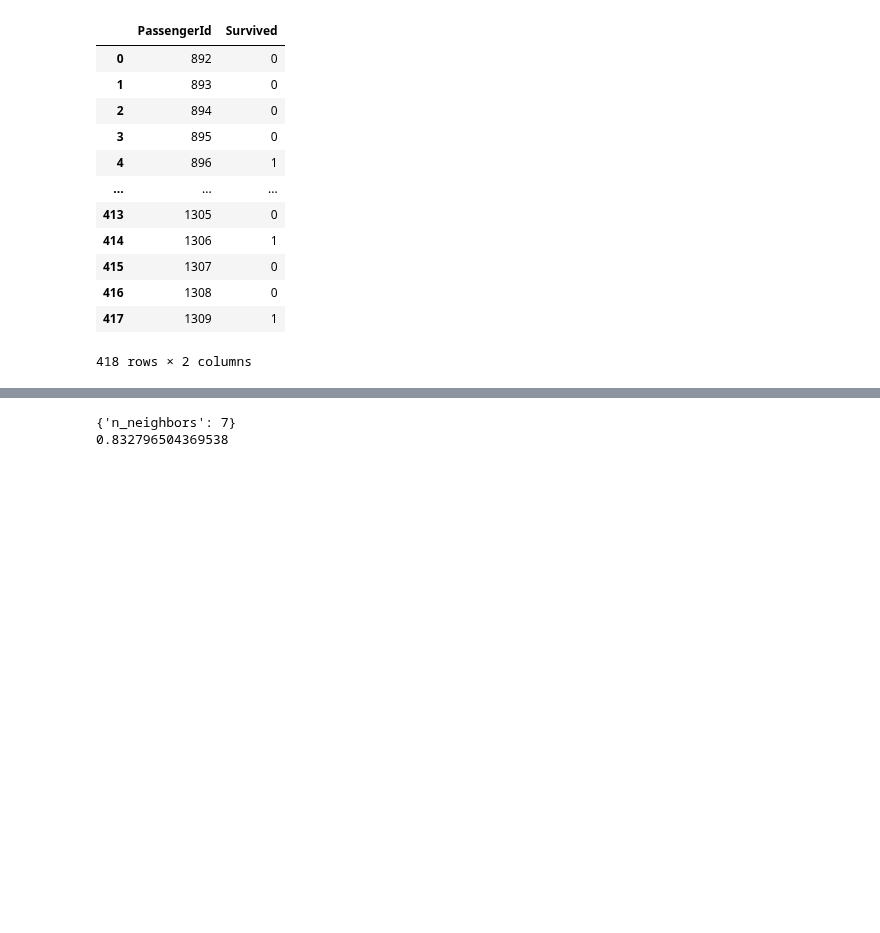
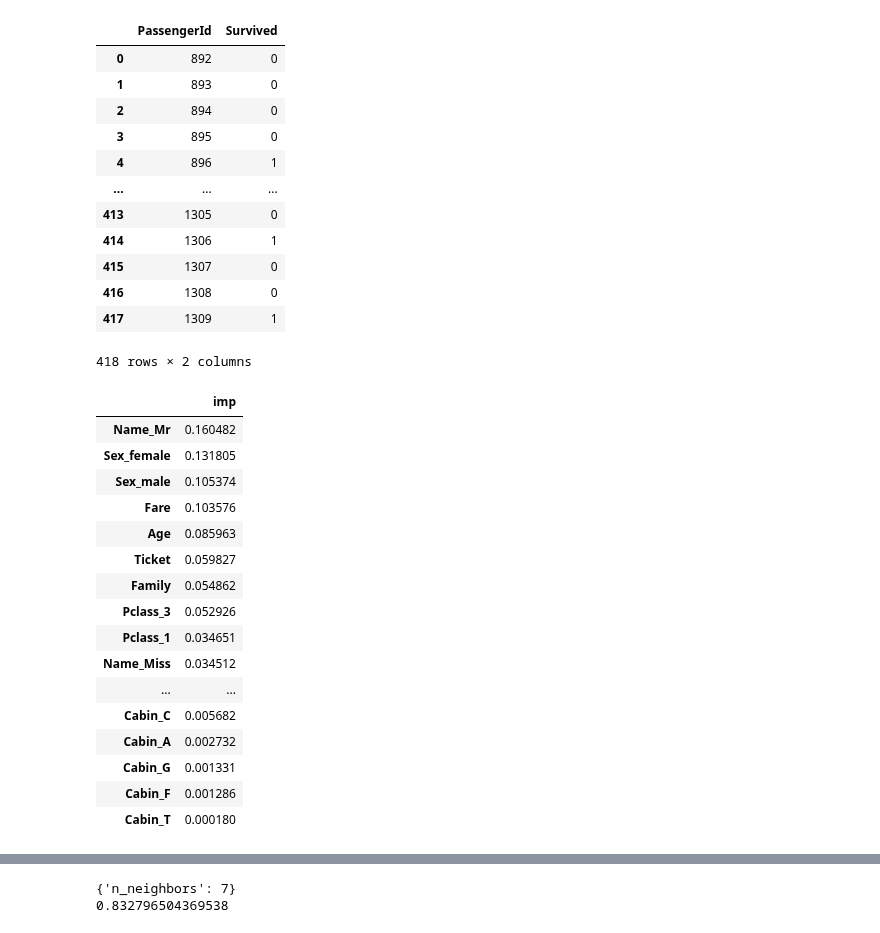
Before and after one commit to Elwing-Chou/ximen0926, a Jupyter notebook: titanic.ipynb, the cells around one changed output, grey strips where cells are left out. Drawn from its saved outputs; the diff is of its cells as text; code cells hidden in the pictures; blank space fills up the shorter version.

```diff
--- a/titanic.ipynb
+++ b/titanic.ipynb
@@ -348,3 +348,27 @@ result
 | 416 | 1308 | 0 |
 | 417 | 1309 | 1 |
 418 rows × 2 columns
+# %%
+# 你可以PLOT_TREE: 第一科 clf.estimators_[0]
+imp = pd.DataFrame(clf.feature_importances_,
+           index=combine.columns,
+           columns=["imp"])
+imp.sort_values(by="imp", ascending=False)
+# %% [output]
+|  | imp |
+| Name_Mr | 0.160482 |
+| Sex_female | 0.131805 |
+| Sex_male | 0.105374 |
+| Fare | 0.103576 |
+| Age | 0.085963 |
+| Ticket | 0.059827 |
+| Family | 0.054862 |
+| Pclass_3 | 0.052926 |
+| Pclass_1 | 0.034651 |
+| Name_Miss | 0.034512 |
+| ... | ... |
+| Cabin_C | 0.005682 |
+| Cabin_A | 0.002732 |
+| Cabin_G | 0.001331 |
+| Cabin_F | 0.001286 |
+| Cabin_T | 0.000180 |
```
Also changed, not shown: parts of 3 cells of this notebook.
